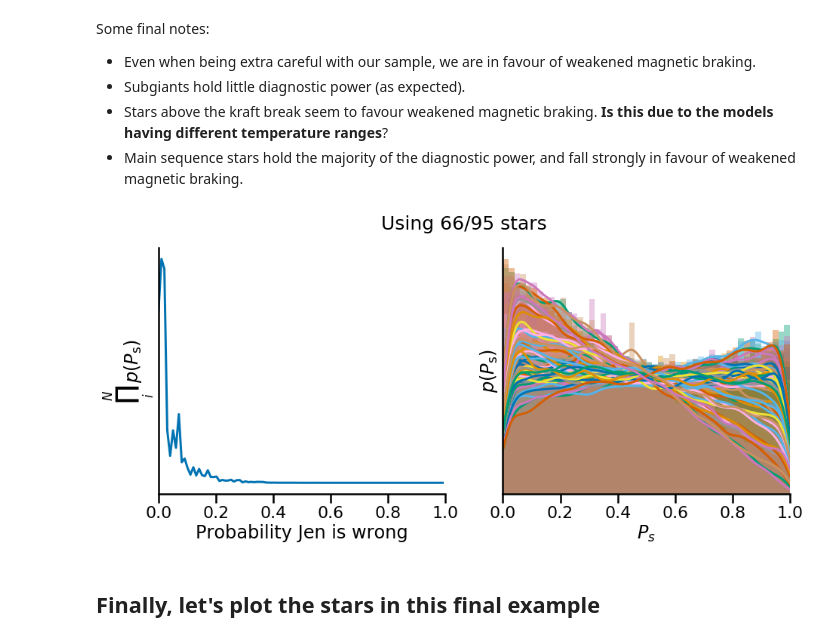
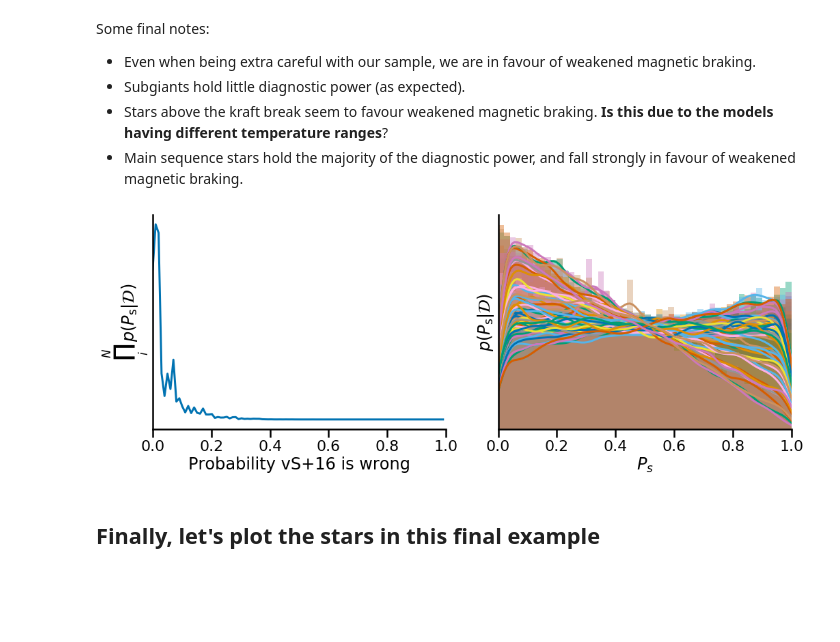
Before and after one commit to ojhall94/malatium, a Jupyter notebook: models/consolidate.ipynb, the cells around one changed output. Cells and saved outputs as stored; diff of their text form; code cells hidden in the pictures; blank space fills up the shorter version.

```diff
--- a/models/consolidate.ipynb
+++ b/models/consolidate.ipynb
@@ -62,13 +63,14 @@ posterior = np.prod(hists, axis=0)
 
 fig, ax = plt.subplots(1, 2, figsize=(15,6))
 ax[0].plot(bins[:-1], posterior)
-ax[0].set_xlabel('Probability Jen is wrong')
-ax[0].set_ylabel(r'$\prod_i^N\ p(P_{\rm{s}})$')
+# ax[0].set_xlabel('Probability Jen is wrong')
+ax[0].set_xlabel(r'$P_{\rm s}$')
+ax[0].set_ylabel(r'$\prod_i^N\ p(P_{\rm{s}} | \mathcal{D})$')
 ax[0].get_yaxis().set_ticks([])
 ax[0].set_xlim(0, 1)
 for n in post_pa:
     sns.distplot(n, ax=ax[1])
-ax[1].set_ylabel(r'$p(P_{\rm{s}})$')
+ax[1].set_ylabel(r'$p(P_{\rm{s}} | \mathcal{D})$')
 ax[1].set_xlabel(r'$P_s$')
 ax[1].set_xlim(0, 1)
 ax[1].get_yaxis().set_ticks([])
@@ -293,23 +295,25 @@ f_post_pa = np.array(post_pa)[fsel]
 # %%
 fig, ax = plt.subplots(1, 2, figsize=(15,6))
 ax[0].plot(bins[:-1], np.prod(hists_sel_cov, axis=0))
-ax[0].set_xlabel('Probability Jen is wrong')
-ax[0].set_ylabel(r'$\prod_i^N\ p(P_{\rm{s}})$')
+ax[0].set_xlabel('Probability vS+16 is wrong')
+# ax[0].set_xlabel(r'$P_{\rm s}$')
+ax[0].set_ylabel(r'$\prod_i^N\ p(P_{\rm{s}} | \mathcal{D})$')
 ax[0].get_yaxis().set_ticks([])
 ax[0].set_xlim(0, 1)
 for n in f_post_pa:
     sns.distplot(n, ax=ax[1])
-ax[1].set_ylabel(r'$p(P_{\rm{s}})$')
+ax[1].set_ylabel(r'$p(P_{\rm{s}} | \mathcal{D})$')
 ax[1].set_xlabel(r'$P_s$')
 ax[1].set_xlim(0, 1)
 ax[1].get_yaxis().set_ticks([])
 sns.despine()
 
-fig.suptitle(fr'Using {len(hists_sel_cov)}/95 stars', fontsize=25)
-
+# fig.suptitle(fr'Using {len(hists_sel_cov)}/95 stars', fontsize=25)
+fig.tight_layout()
+plt.savefig('/home/oliver/Dropbox/Apps/Overleaf/Malatium/Images/modelresults.pdf', rasterized=True)
 plt.show()
 # %% [output]
-[figure, old version]
+[figure, new version]
 # %% [markdown]
 ## Finally, let's plot the stars in this final example
 # %%
```
Also changed, not shown: parts of 10 cells of this notebook, 6 other files.
